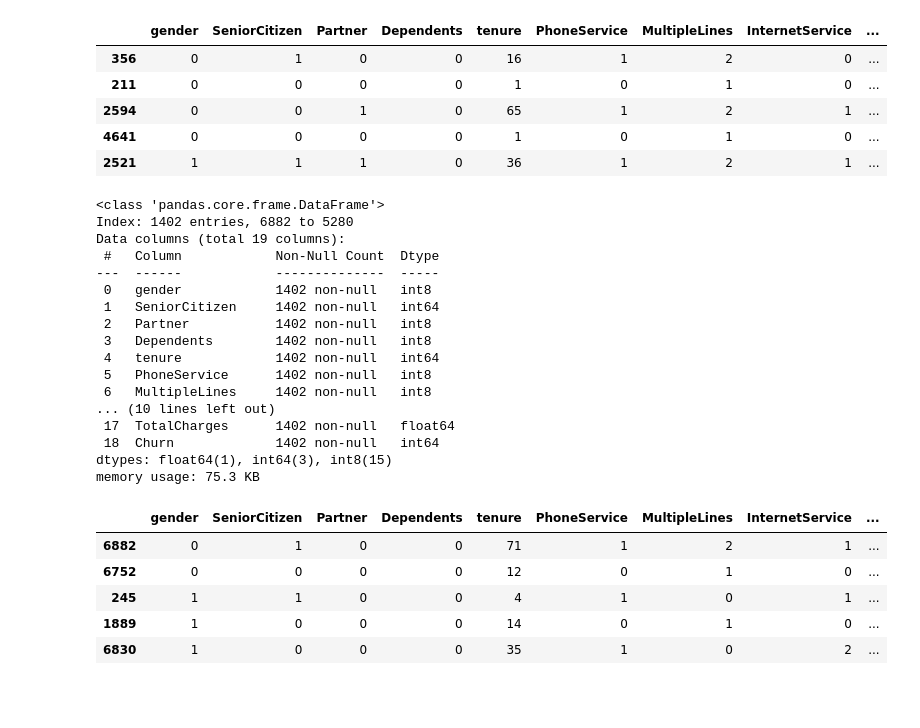
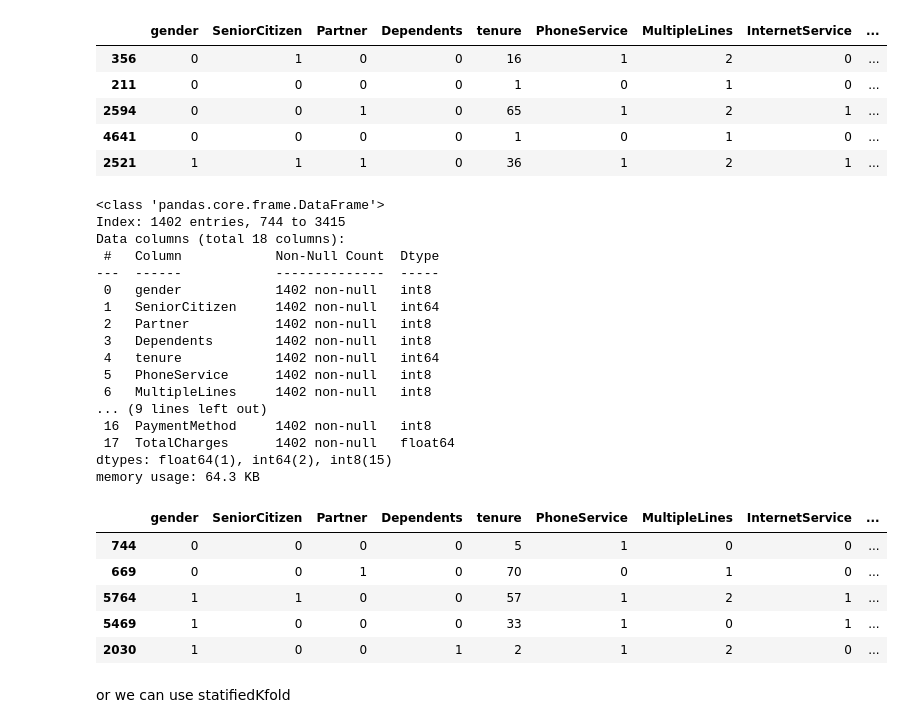
Before and after one commit to DCM2002/Telecom-Customer-Churn, a Jupyter notebook: Telecom_Customer_Churn.ipynb, the cells around one changed output. Saved outputs shown, nothing was run; the diff lists cells and outputs as text; code cells hidden in the pictures; blank space fills up the shorter version.

```diff
--- a/Telecom_Customer_Churn.ipynb
+++ b/Telecom_Customer_Churn.ipynb
@@ -303,30 +309,32 @@ memory usage: 257.4 KB
 | 4641 | 0 | 0 | 0 | 0 | 1 | 0 | 1 | 0 | ... |
 | 2521 | 1 | 1 | 1 | 0 | 36 | 1 | 2 | 1 | ... |
 # %%
-test.info()
-test.isnull().sum()
-test.head()
+X_test.info()
+X_test.isnull().sum()
+X_test.head()
 # %% [output]
 <class 'pandas.core.frame.DataFrame'>
-Index: 1402 entries, 6882 to 5280
-Data columns (total 19 columns):
+Index: 1402 entries, 744 to 3415
+Data columns (total 18 columns):
  #   Column            Non-Null Count  Dtype
 ---  ------            --------------  -----
  0   gender            1402 non-null   int8
  1   SeniorCitizen     1402 non-null   int64
  2   Partner           1402 non-null   int8
  3   Dependents        1402 non-null   int8
  4   tenure            1402 non-null   int64
  5   PhoneService      1402 non-null   int8
  6   MultipleLines     1402 non-null   int8
-... (10 lines left out)
+... (9 lines left out)
+ 16  PaymentMethod     1402 non-null   int8
  17  TotalCharges      1402 non-null   float64
- 18  Churn             1402 non-null   int64
-dtypes: float64(1), int64(3), int8(15)
-memory usage: 75.3 KB
+dtypes: float64(1), int64(2), int8(15)
+memory usage: 64.3 KB
 |  | gender | SeniorCitizen | Partner | Dependents | tenure | PhoneService | MultipleLines | InternetService | ... |
-| 6882 | 0 | 1 | 0 | 0 | 71 | 1 | 2 | 1 | ... |
-| 6752 | 0 | 0 | 0 | 0 | 12 | 0 | 1 | 0 | ... |
-| 245 | 1 | 1 | 0 | 0 | 4 | 1 | 0 | 1 | ... |
-| 1889 | 1 | 0 | 0 | 0 | 14 | 0 | 1 | 0 | ... |
-| 6830 | 1 | 0 | 0 | 0 | 35 | 1 | 0 | 2 | ... |
+| 744 | 0 | 0 | 0 | 0 | 5 | 1 | 0 | 0 | ... |
+| 669 | 0 | 0 | 1 | 0 | 70 | 0 | 1 | 0 | ... |
+| 5764 | 1 | 1 | 0 | 0 | 57 | 1 | 2 | 1 | ... |
+| 5469 | 1 | 0 | 0 | 0 | 33 | 1 | 0 | 1 | ... |
+| 2030 | 1 | 0 | 0 | 1 | 2 | 1 | 2 | 0 | ... |
+# %% [markdown]
+or we can use statifiedKfold
```
Also changed, not shown: parts of 9 cells of this notebook.
